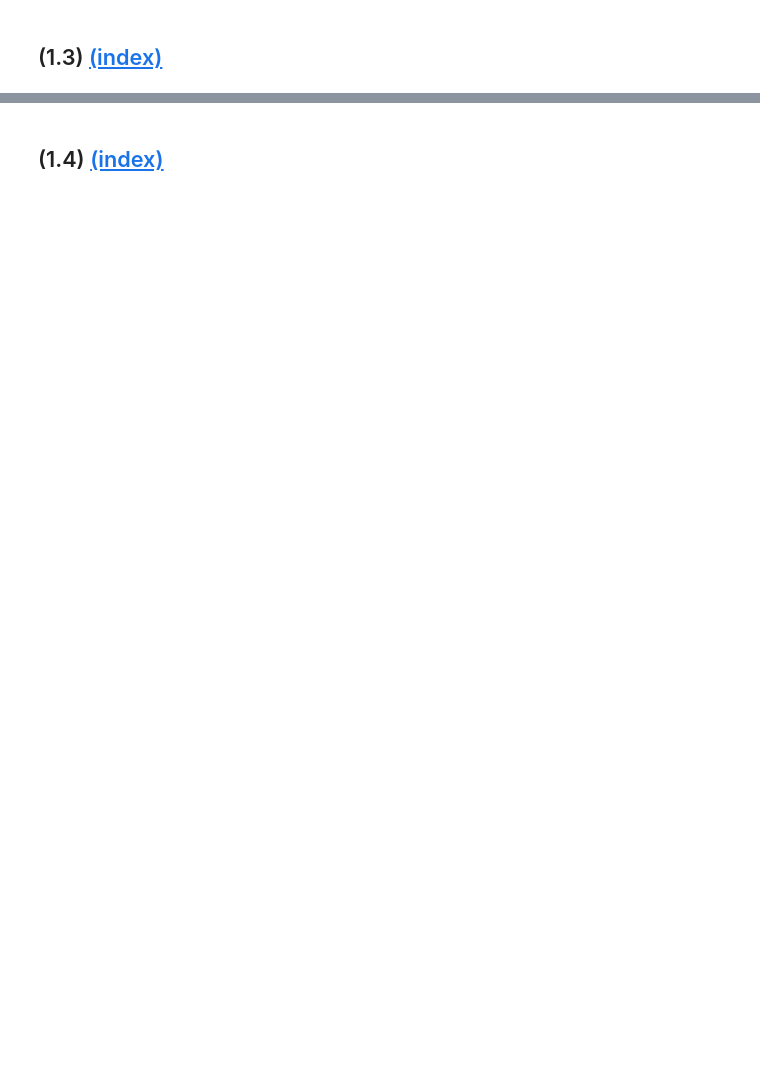
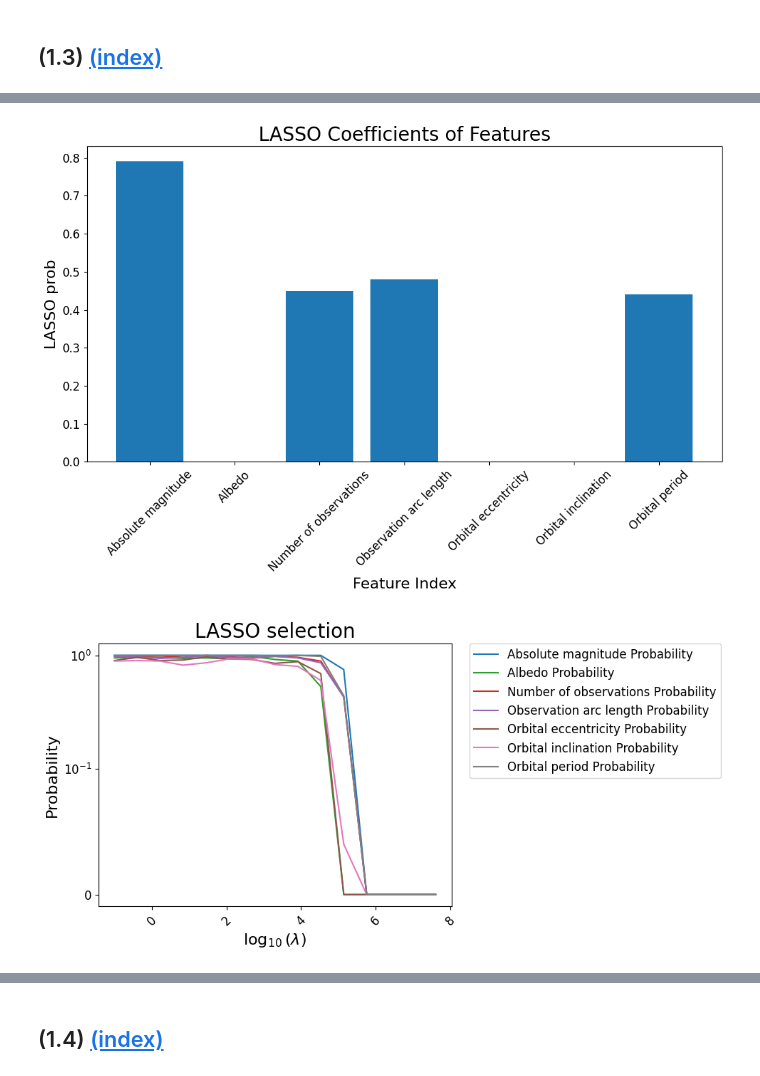
Before and after one commit to Shengyuan-Liu/MATH60026_MethodsForDataScience, a Jupyter notebook: cw1/02371367_Coursework1.ipynb, the cells around one changed output, grey strips where cells are left out. Cells and saved outputs as stored; diff of their text form; code cells hidden in the pictures; blank space fills up the shorter version.

```diff
--- a/cw1/02371367_Coursework1.ipynb
+++ b/cw1/02371367_Coursework1.ipynb
@@ -448,0 +528,43 @@ plt.show()
+# %%
+def plot_prob_trajectory(N_prime, S_lambd):
+    prob_list = []
+
+    # get prob of different lambda
+    for lambd in S_lambd:
+        prob_lasso = bootstrap_feature_selection(X_train_std, y_train, N_prime, lambd=lambd, B=100)
+        prob_list.append(prob_lasso)
+
+    all_prob = np.vstack(prob_list)
+    feature_color = ['C0', 'C2', 'C3', 'C4', 'C5', 'C6', 'C7']
+    for j in range(all_prob.shape[1]):
+        c = feature_color[j]
+        plt.plot(np.log10(S_lambd), all_prob[:, j], color=c, label=features[j]+" Probability")
+
+    plt.yscale("symlog", linthresh=0.1)
+    plt.xlabel(r"$\log_{10}(\lambda)$")
+    plt.ylabel(r"Probability")
+    plt.title("LASSO selection")
+    plt.legend(loc=2, bbox_to_anchor=(1.05,1.0),borderaxespad = 0.)
+    plt.xticks(rotation=45)
+    plt.show()
+
+def plot_prob_bar(N_prime, lambd):
+    plt.figure(figsize=(12, 6))
+    prob_lasso = bootstrap_feature_selection(X_train_std, y_train, N_prime, lambd=lambd, B=100)
+
+    plt.bar(features, prob_lasso)
+    plt.xlabel('Feature Index')
+    plt.ylabel('LASSO prob')
+    plt.title('LASSO Coefficients of Features')
+    plt.xticks(rotation=45)
+    plt.show()
+# %%
+plot_prob_bar(50, S_lambd[10])
+plot_prob_trajectory(50, S_lambd)
+
+N_train = X_train_std.shape[0]
+plot_prob_bar(N_train // 2, S_lambd[10])
+plot_prob_trajectory(N_train // 2, S_lambd)
+# %% [output]
+[figure, added]
+[figure, added]
```
Also changed, not shown: parts of 15 cells of this notebook, 1 other file.
